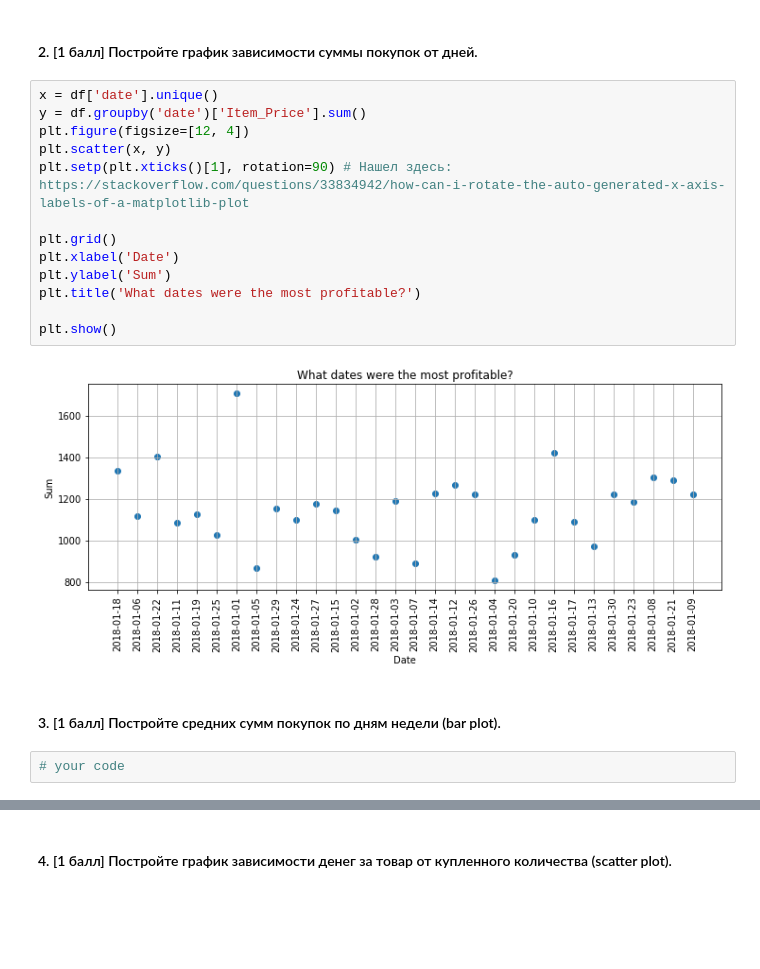
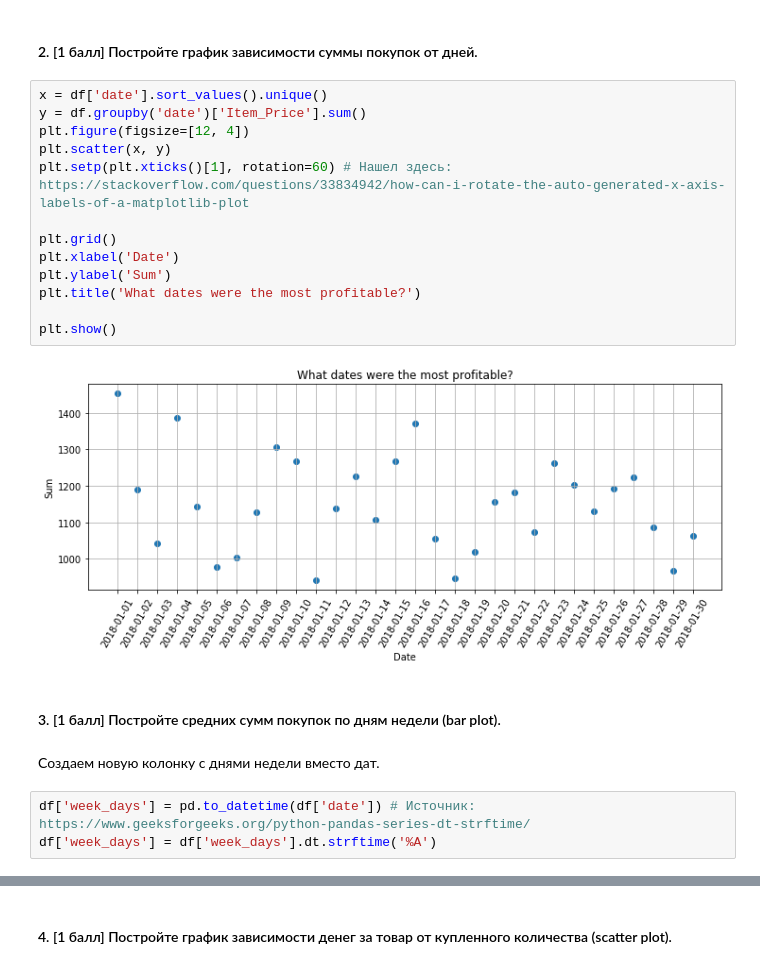
Before and after one commit to hse-mlearn/ha-01-Kedo-Aleksei, a Jupyter notebook: homework-practice-01.ipynb, the cells around one changed output, grey strips where cells are left out. Saved outputs shown, nothing was run; the diff lists cells and outputs as text; blank space fills up the shorter version.

```diff
--- a/homework-practice-01.ipynb
+++ b/homework-practice-01.ipynb
@@ -368,21 +360,24 @@ plt.show()
 # %% [markdown]
 #### 2. [1 балл] Постройте график зависимости суммы покупок от дней.
 # %%
-x = df['date'].unique()
+x = df['date'].sort_values().unique()
 y = df.groupby('date')['Item_Price'].sum()
 plt.figure(figsize=[12, 4])
 plt.scatter(x, y)
-plt.setp(plt.xticks()[1], rotation=90) # Нашел здесь: https://stackoverflow.com/questions/33834942/how-can-i-rotate-the-auto-generated-x-axis-labels-of-a-matplotlib-plot
+plt.setp(plt.xticks()[1], rotation=60) # Нашел здесь: https://stackoverflow.com/questions/33834942/how-can-i-rotate-the-auto-generated-x-axis-labels-of-a-matplotlib-plot
 
 plt.grid()
 plt.xlabel('Date')
 plt.ylabel('Sum')
 plt.title('What dates were the most profitable?')
 
 plt.show()
 # %% [output]
-[figure, old version]
+[figure, new version]
 # %% [markdown]
 #### 3. [1 балл] Постройте средних сумм покупок по дням недели (bar plot).
-# %%
-# your code
+# %% [markdown]
+Создаем новую колонку с днями недели вместо дат.
+# %%
+df['week_days'] = pd.to_datetime(df['date']) # Источник: https://www.geeksforgeeks.org/python-pandas-series-dt-strftime/
+df['week_days'] = df['week_days'].dt.strftime('%A')
```
Also changed, not shown: parts of 14 cells of this notebook, 2 other files.
